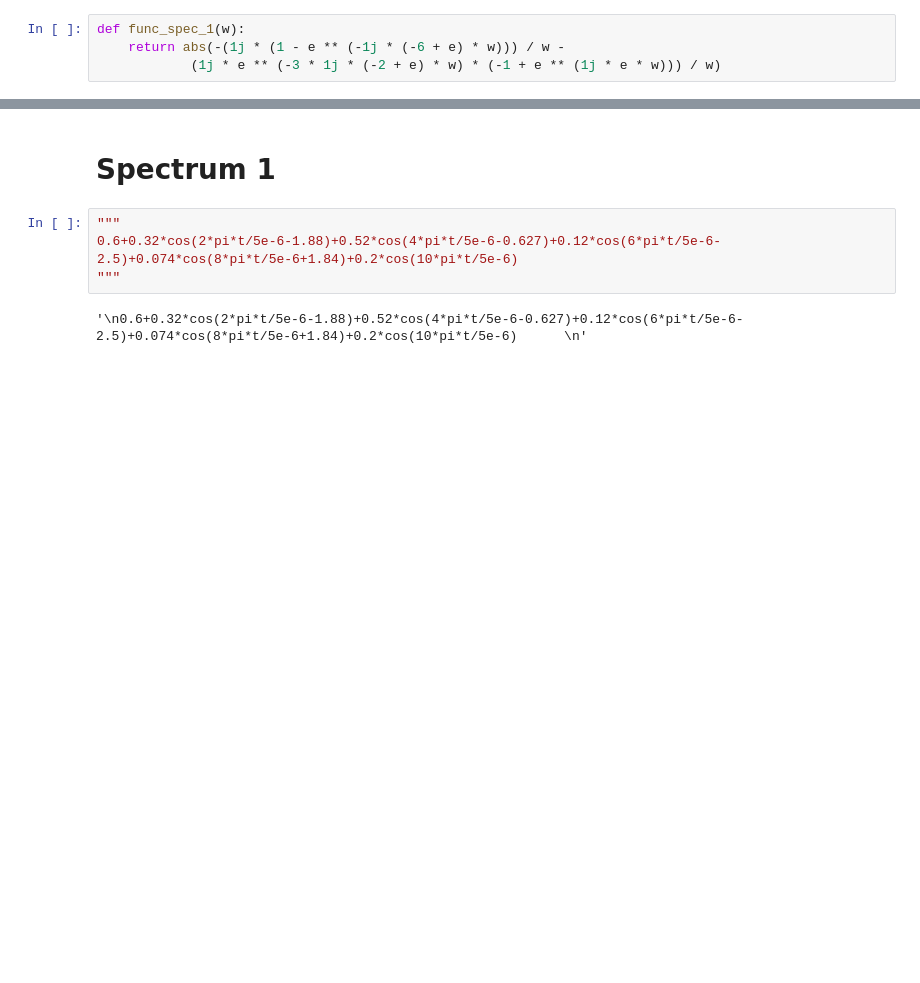
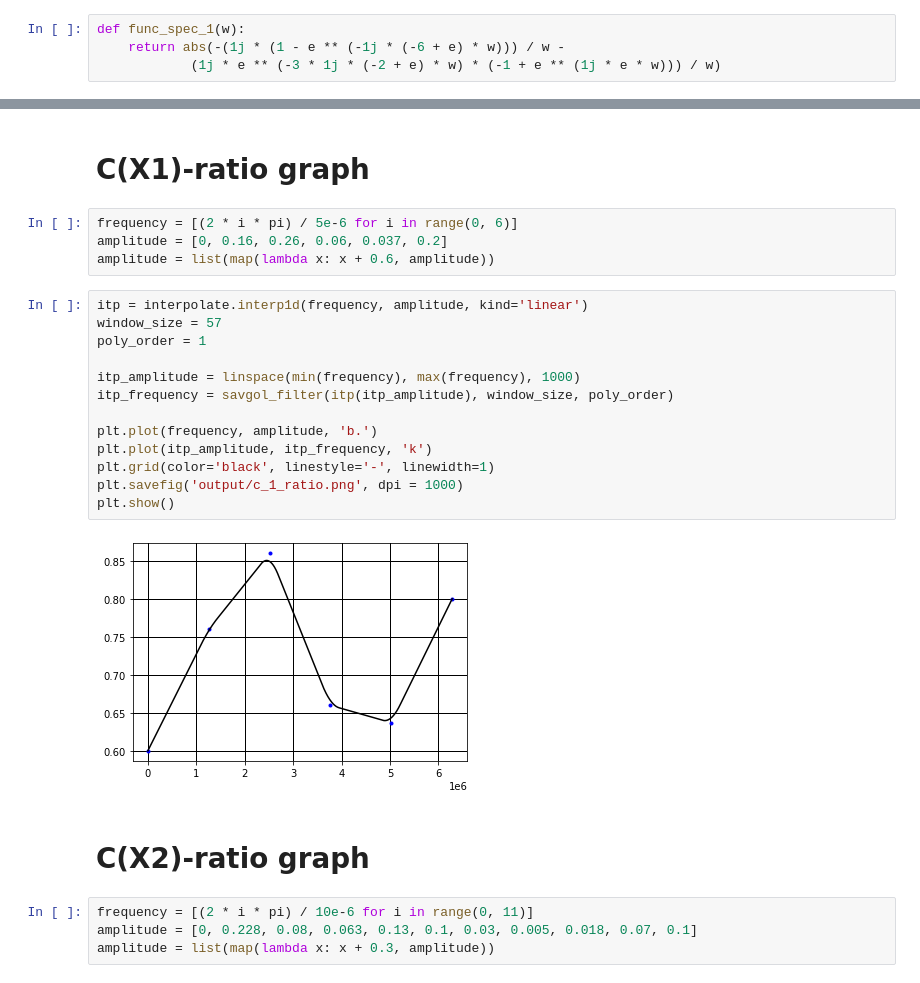
Before and after one commit to Felecort/Python-Rush, a Jupyter notebook: src/Little_Projects/Task_Calculations/Fourier_coeff.ipynb, the cells around one changed output, grey strips where cells are left out. Drawn from its saved outputs; the diff is of its cells as text; blank space fills up the shorter version.

Commit message:
added graph 1, 2, 3 ratio

```diff
--- a/src/Little_Projects/Task_Calculations/Fourier_coeff.ipynb
+++ b/src/Little_Projects/Task_Calculations/Fourier_coeff.ipynb
@@ -135,11 +136,30 @@ plt.savefig('output/spectrum.png', dpi = 1000)
 plt.show()
 # %% [output]
 [figure]
-# %% [markdown]
-# Spectrum 1
-# %%
-"""
-0.6+0.32*cos(2*pi*t/5e-6-1.88)+0.52*cos(4*pi*t/5e-6-0.627)+0.12*cos(6*pi*t/5e-6-2.5)+0.074*cos(8*pi*t/5e-6+1.84)+0.2*cos(10*pi*t/5e-6)
-"""
-# %% [output]
-'\n0.6+0.32*cos(2*pi*t/5e-6-1.88)+0.52*cos(4*pi*t/5e-6-0.627)+0.12*cos(6*pi*t/5e-6-2.5)+0.074*cos(8*pi*t/5e-6+1.84)+0.2*cos(10*pi*t/5e-6)      \n'
+# %% [markdown]
+# C(X1)-ratio graph
+# %%
+frequency = [(2 * i * pi) / 5e-6 for i in range(0, 6)]
+amplitude = [0, 0.16, 0.26, 0.06, 0.037, 0.2]
+amplitude = list(map(lambda x: x + 0.6, amplitude))
+# %%
+itp = interpolate.interp1d(frequency, amplitude, kind='linear')
+window_size = 57
+poly_order = 1
+
+itp_amplitude = linspace(min(frequency), max(frequency), 1000)
+itp_frequency = savgol_filter(itp(itp_amplitude), window_size, poly_order)
+
+plt.plot(frequency, amplitude, 'b.')
+plt.plot(itp_amplitude, itp_frequency, 'k')
+plt.grid(color='black', linestyle='-', linewidth=1)
+plt.savefig('output/c_1_ratio.png', dpi = 1000)
+plt.show()
+# %% [output]
+[figure, added]
+# %% [markdown]
+# C(X2)-ratio graph
+# %%
+frequency = [(2 * i * pi) / 10e-6 for i in range(0, 11)]
+amplitude = [0, 0.228, 0.08, 0.063, 0.13, 0.1, 0.03, 0.005, 0.018, 0.07, 0.1]
+amplitude = list(map(lambda x: x + 0.3, amplitude))
```
Also changed, not shown: parts of 6 cells of this notebook.
